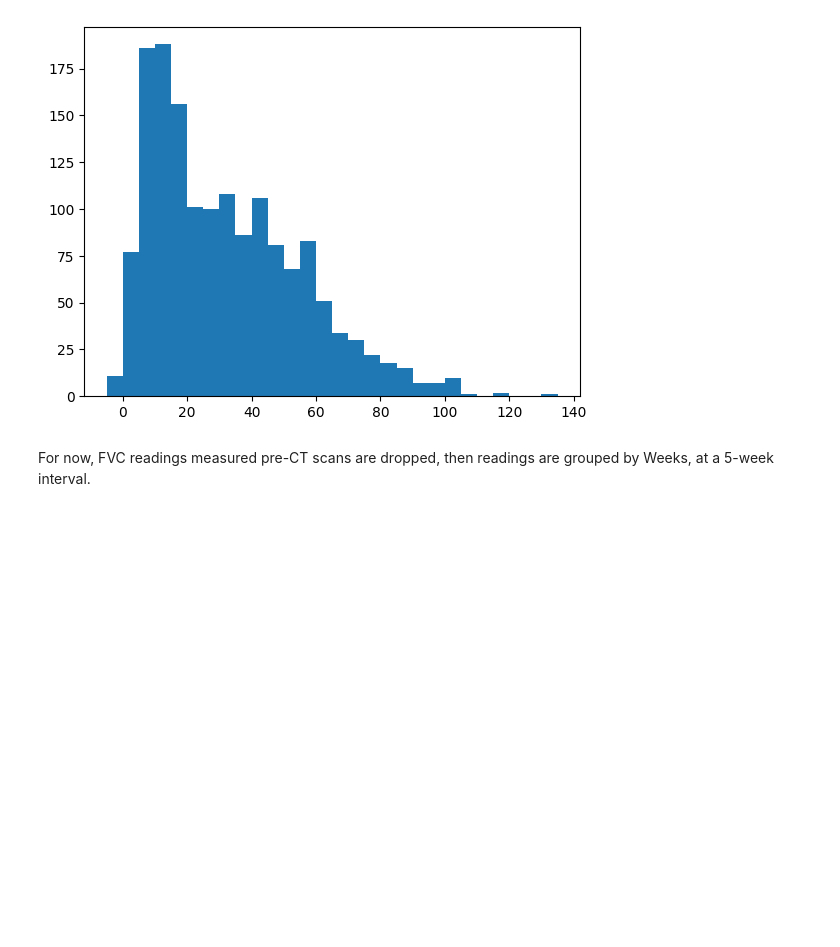
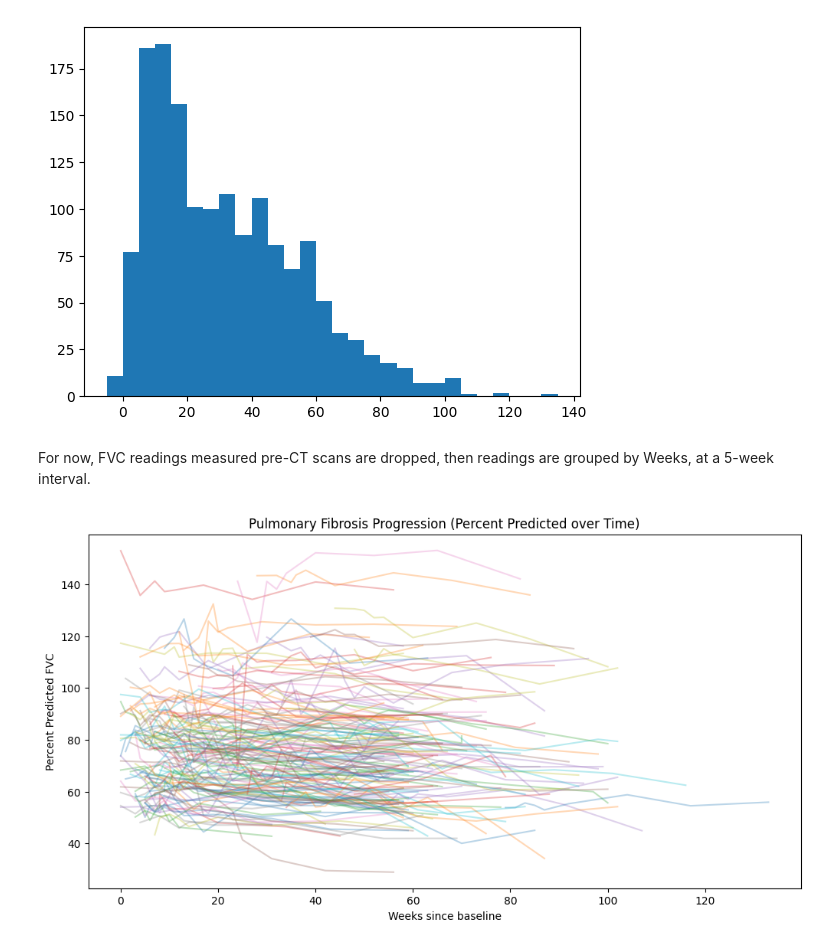
Before and after one commit to unfulw/pulmonary_fibrosis, a Jupyter notebook: Tabular/Tabular_EDA.ipynb, the cells around one changed output. Saved outputs shown, nothing was run; the diff lists cells and outputs as text; code cells hidden in the pictures; blank space fills up the shorter version.

```diff
--- a/Tabular/Tabular_EDA.ipynb
+++ b/Tabular/Tabular_EDA.ipynb
@@ -39,3 +39,14 @@ weeks_dist = plt.hist(data["Weeks"], bins=bins)
 For now, FVC readings measured pre-CT scans are dropped, then readings are grouped by Weeks, at a 5-week interval.
 # %%
 post_CT_data = data[data["Weeks"]>=0]
+plt.figure(figsize=(12, 6))
+
+for patient, pdata in post_CT_data.groupby("Patient"):
+    plt.plot(pdata["Weeks"], pdata["Percent"], alpha=0.3)
+
+plt.xlabel("Weeks since baseline")
+plt.ylabel("Percent Predicted FVC")
+plt.title("Pulmonary Fibrosis Progression (Percent Predicted over Time)")
+plt.show()
+# %% [output]
+[figure, added]
```
Also changed, not shown: parts of 3 cells of this notebook.
